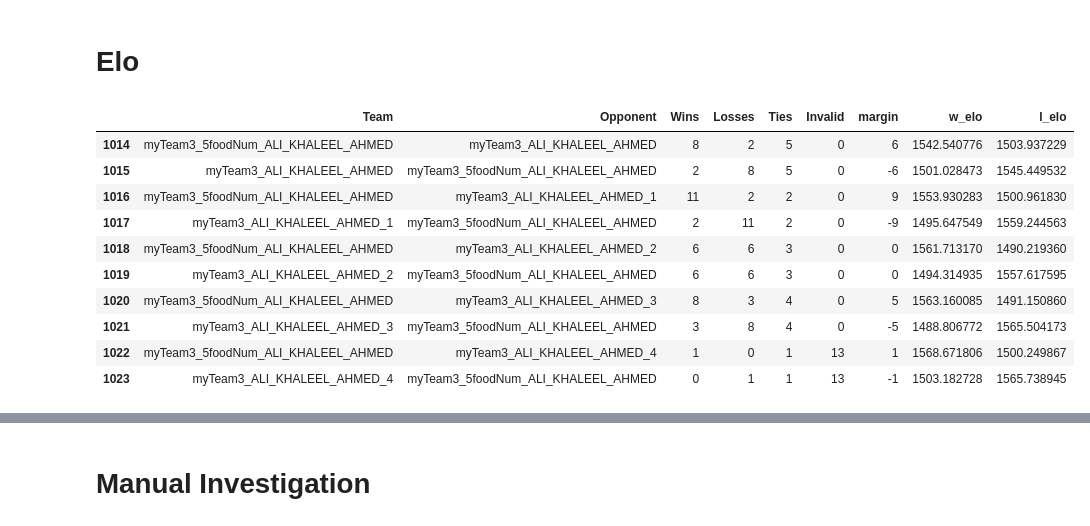
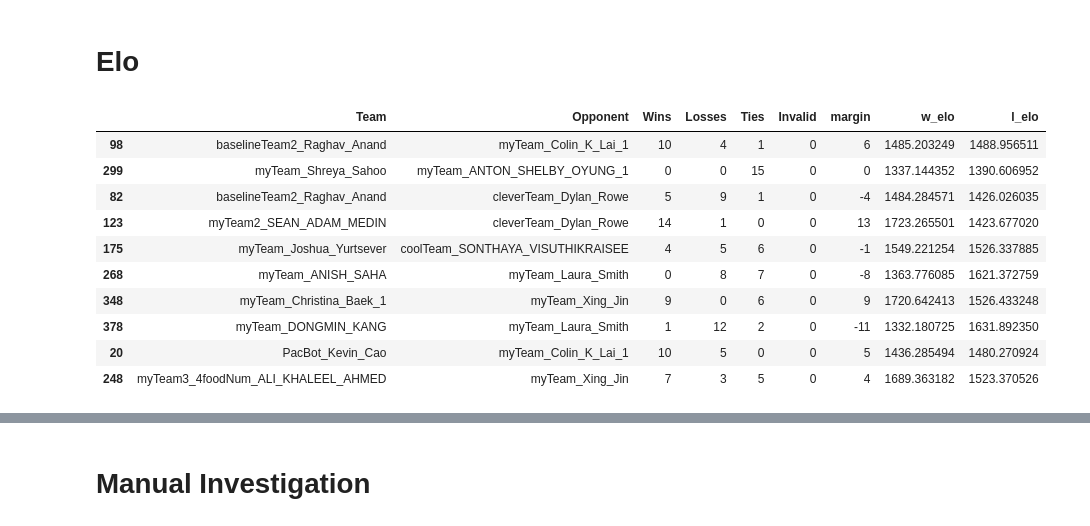
Before and after one commit to peterlee123hi/cs188-contest-2, a Jupyter notebook: rank_analysis.ipynb, the cells around one changed output, grey strips where cells are left out. Saved outputs shown, nothing was run; the diff lists cells and outputs as text; code cells hidden in the pictures.

```diff
--- a/rank_analysis.ipynb
+++ b/rank_analysis.ipynb
@@ -22,8 +22,8 @@ def removeExtension(file_name):
         return file_name[:idx]
     return file_name
 # %%
-SUBMISSIONS_DIR = './submissions/'
-MATCH_RESULTS_DIR = './match_results/'
+SUBMISSIONS_DIR = './single_submissions/'
+MATCH_RESULTS_DIR = './final_match_results/'
 # %%
 files = sorted([f for f in listdir(SUBMISSIONS_DIR) if isfile(join(SUBMISSIONS_DIR, f)) and f[-1] != 'c'])
 names = sorted([removeExtension(f) for f in files])
@@ -139,13 +139,15 @@ def elo_update(w_elo, l_elo, margin, K=20):
     mult = ((margin + 3.) ** 0.8) / expected_margin(elo_diff)
     update = K * mult * (1 - pred)
     return(pred, update)
+# %%
+sample_match_results_df = match_results_df.sample(match_results_df.shape[0])
 # %%
 preds = []
 w_elo = []
 l_elo = []
 
 # Loop over all rows of the games dataframe
-for row in match_results_df.itertuples():
+for row in sample_match_results_df.itertuples():
     # Get key data from current row
     w = row.Team
     l = row.Opponent
@@ -177,22 +179,22 @@ for l in l_elo:
     else:
         loss_elo.append(l)
 # %%
-match_results_df['w_elo'] = win_elo
-match_results_df['l_elo'] = loss_elo
+sample_match_results_df['w_elo'] = win_elo
+sample_match_results_df['l_elo'] = loss_elo
 # %%
-match_results_df.tail(10)
+sample_match_results_df.tail(10)
 # %% [output]
 |  | Team | Opponent | Wins | Losses | Ties | Invalid | margin | w_elo | l_elo |
-| 1014 | myTeam3_5foodNum_ALI_KHALEEL_AHMED | myTeam3_ALI_KHALEEL_AHMED | 8 | 2 | 5 | 0 | 6 | 1542.540776 | 1503.937229 |
-| 1015 | myTeam3_ALI_KHALEEL_AHMED | myTeam3_5foodNum_ALI_KHALEEL_AHMED | 2 | 8 | 5 | 0 | -6 | 1501.028473 | 1545.449532 |
-| 1016 | myTeam3_5foodNum_ALI_KHALEEL_AHMED | myTeam3_ALI_KHALEEL_AHMED_1 | 11 | 2 | 2 | 0 | 9 | 1553.930283 | 1500.961830 |
-| 1017 | myTeam3_ALI_KHALEEL_AHMED_1 | myTeam3_5foodNum_ALI_KHALEEL_AHMED | 2 | 11 | 2 | 0 | -9 | 1495.647549 | 1559.244563 |
-| 1018 | myTeam3_5foodNum_ALI_KHALEEL_AHMED | myTeam3_ALI_KHALEEL_AHMED_2 | 6 | 6 | 3 | 0 | 0 | 1561.713170 | 1490.219360 |
-| 1019 | myTeam3_ALI_KHALEEL_AHMED_2 | myTeam3_5foodNum_ALI_KHALEEL_AHMED | 6 | 6 | 3 | 0 | 0 | 1494.314935 | 1557.617595 |
-| 1020 | myTeam3_5foodNum_ALI_KHALEEL_AHMED | myTeam3_ALI_KHALEEL_AHMED_3 | 8 | 3 | 4 | 0 | 5 | 1563.160085 | 1491.150860 |
-| 1021 | myTeam3_ALI_KHALEEL_AHMED_3 | myTeam3_5foodNum_ALI_KHALEEL_AHMED | 3 | 8 | 4 | 0 | -5 | 1488.806772 | 1565.504173 |
-| 1022 | myTeam3_5foodNum_ALI_KHALEEL_AHMED | myTeam3_ALI_KHALEEL_AHMED_4 | 1 | 0 | 1 | 13 | 1 | 1568.671806 | 1500.249867 |
-| 1023 | myTeam3_ALI_KHALEEL_AHMED_4 | myTeam3_5foodNum_ALI_KHALEEL_AHMED | 0 | 1 | 1 | 13 | -1 | 1503.182728 | 1565.738945 |
+| 98 | baselineTeam2_Raghav_Anand | myTeam_Colin_K_Lai_1 | 10 | 4 | 1 | 0 | 6 | 1485.203249 | 1488.956511 |
+| 299 | myTeam_Shreya_Sahoo | myTeam_ANTON_SHELBY_OYUNG_1 | 0 | 0 | 15 | 0 | 0 | 1337.144352 | 1390.606952 |
+| 82 | baselineTeam2_Raghav_Anand | cleverTeam_Dylan_Rowe | 5 | 9 | 1 | 0 | -4 | 1484.284571 | 1426.026035 |
+| 123 | myTeam2_SEAN_ADAM_MEDIN | cleverTeam_Dylan_Rowe | 14 | 1 | 0 | 0 | 13 | 1723.265501 | 1423.677020 |
+| 175 | myTeam_Joshua_Yurtsever | coolTeam_SONTHAYA_VISUTHIKRAISEE | 4 | 5 | 6 | 0 | -1 | 1549.221254 | 1526.337885 |
+| 268 | myTeam_ANISH_SAHA | myTeam_Laura_Smith | 0 | 8 | 7 | 0 | -8 | 1363.776085 | 1621.372759 |
+| 348 | myTeam_Christina_Baek_1 | myTeam_Xing_Jin | 9 | 0 | 6 | 0 | 9 | 1720.642413 | 1526.433248 |
+| 378 | myTeam_DONGMIN_KANG | myTeam_Laura_Smith | 1 | 12 | 2 | 0 | -11 | 1332.180725 | 1631.892350 |
+| 20 | PacBot_Kevin_Cao | myTeam_Colin_K_Lai_1 | 10 | 5 | 0 | 0 | 5 | 1436.285494 | 1480.270924 |
+| 248 | myTeam3_4foodNum_ALI_KHALEEL_AHMED | myTeam_Xing_Jin | 7 | 3 | 5 | 0 | 4 | 1689.363182 | 1523.370526 |
 # %%
 final_elo_dict = dict(zip(names, [1500] * len(names)))
 # %%
```
Also changed, not shown: parts of 8 cells of this notebook, 2 other files.
